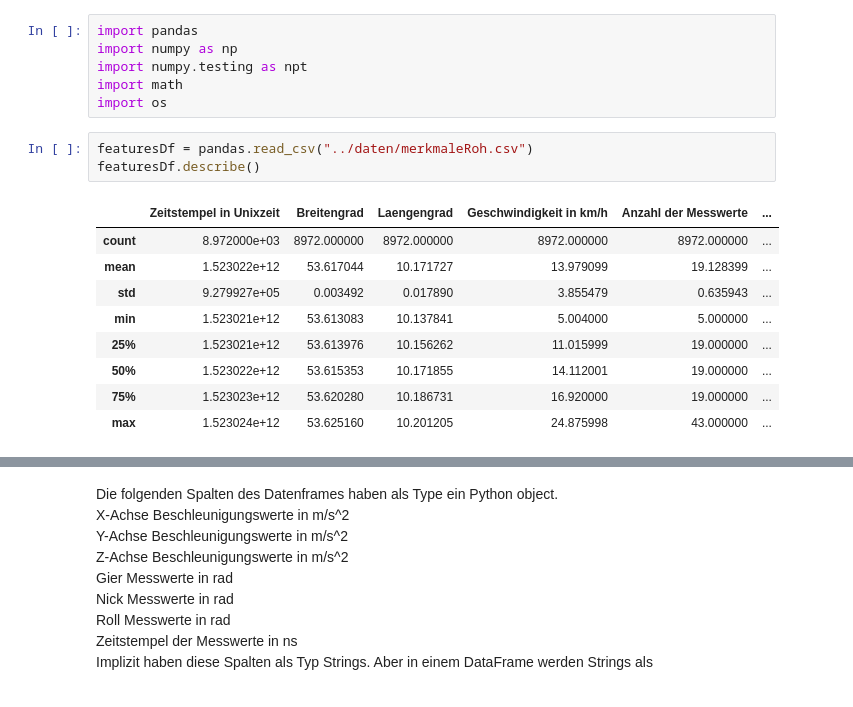
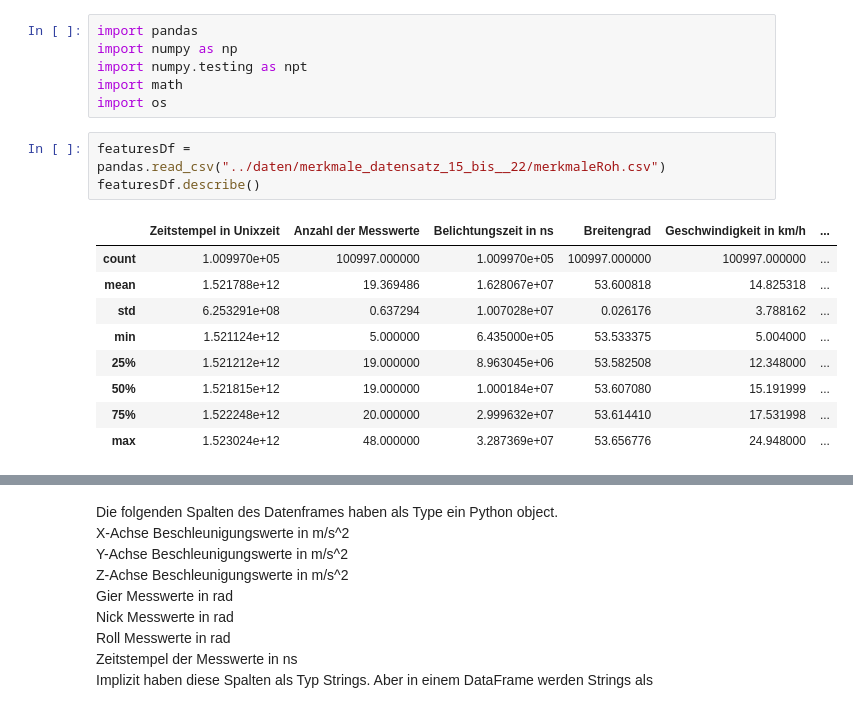
Before and after one commit to SandGreif/FahrradwegeKlassifizierung, a Jupyter notebook: merkmale_Vorverarbeitung/calculateFeatures.ipynb, the cells around one changed output, grey strips where cells are left out. Drawn from its saved outputs; the diff is of its cells as text.

```diff
--- a/merkmale_Vorverarbeitung/calculateFeatures.ipynb
+++ b/merkmale_Vorverarbeitung/calculateFeatures.ipynb
@@ -18,17 +22,17 @@ import numpy.testing as npt
 import math
 import os
 # %%
-featuresDf = pandas.read_csv("../daten/merkmaleRoh.csv")
+featuresDf = pandas.read_csv("../daten/merkmale_datensatz_15_bis__22/merkmaleRoh.csv")
 featuresDf.describe()
 # %% [output]
-|  | Zeitstempel in Unixzeit | Breitengrad | Laengengrad | Geschwindigkeit in km/h | Anzahl der Messwerte | ... |
-| count | 8.972000e+03 | 8972.000000 | 8972.000000 | 8972.000000 | 8972.000000 | ... |
-| mean | 1.523022e+12 | 53.617044 | 10.171727 | 13.979099 | 19.128399 | ... |
-| std | 9.279927e+05 | 0.003492 | 0.017890 | 3.855479 | 0.635943 | ... |
-| min | 1.523021e+12 | 53.613083 | 10.137841 | 5.004000 | 5.000000 | ... |
-| 25% | 1.523021e+12 | 53.613976 | 10.156262 | 11.015999 | 19.000000 | ... |
-| 50% | 1.523022e+12 | 53.615353 | 10.171855 | 14.112001 | 19.000000 | ... |
-| 75% | 1.523023e+12 | 53.620280 | 10.186731 | 16.920000 | 19.000000 | ... |
-| max | 1.523024e+12 | 53.625160 | 10.201205 | 24.875998 | 43.000000 | ... |
+|  | Zeitstempel in Unixzeit | Anzahl der Messwerte | Belichtungszeit in ns | Breitengrad | Geschwindigkeit in km/h | ... |
+| count | 1.009970e+05 | 100997.000000 | 1.009970e+05 | 100997.000000 | 100997.000000 | ... |
+| mean | 1.521788e+12 | 19.369486 | 1.628067e+07 | 53.600818 | 14.825318 | ... |
+| std | 6.253291e+08 | 0.637294 | 1.007028e+07 | 0.026176 | 3.788162 | ... |
+| min | 1.521124e+12 | 5.000000 | 6.435000e+05 | 53.533375 | 5.004000 | ... |
+| 25% | 1.521212e+12 | 19.000000 | 8.963045e+06 | 53.582508 | 12.348000 | ... |
+| 50% | 1.521815e+12 | 19.000000 | 1.000184e+07 | 53.607080 | 15.191999 | ... |
+| 75% | 1.522248e+12 | 20.000000 | 2.999632e+07 | 53.614410 | 17.531998 | ... |
+| max | 1.523024e+12 | 48.000000 | 3.287369e+07 | 53.656776 | 24.948000 | ... |
 # %%
 featuresDf.info()
```
Also changed, not shown: parts of 12 cells of this notebook, 12 other files.
